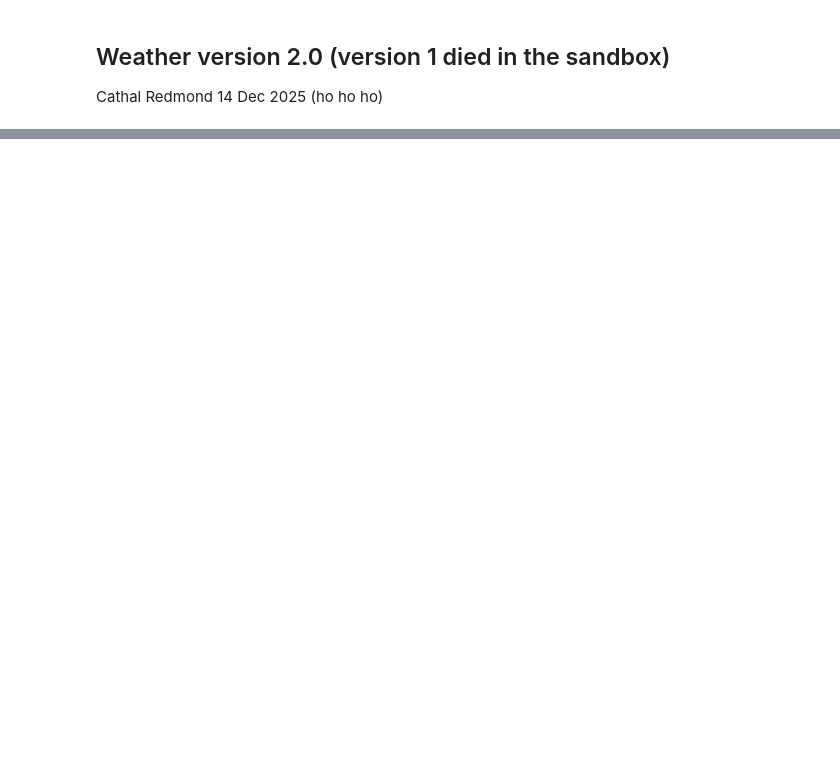
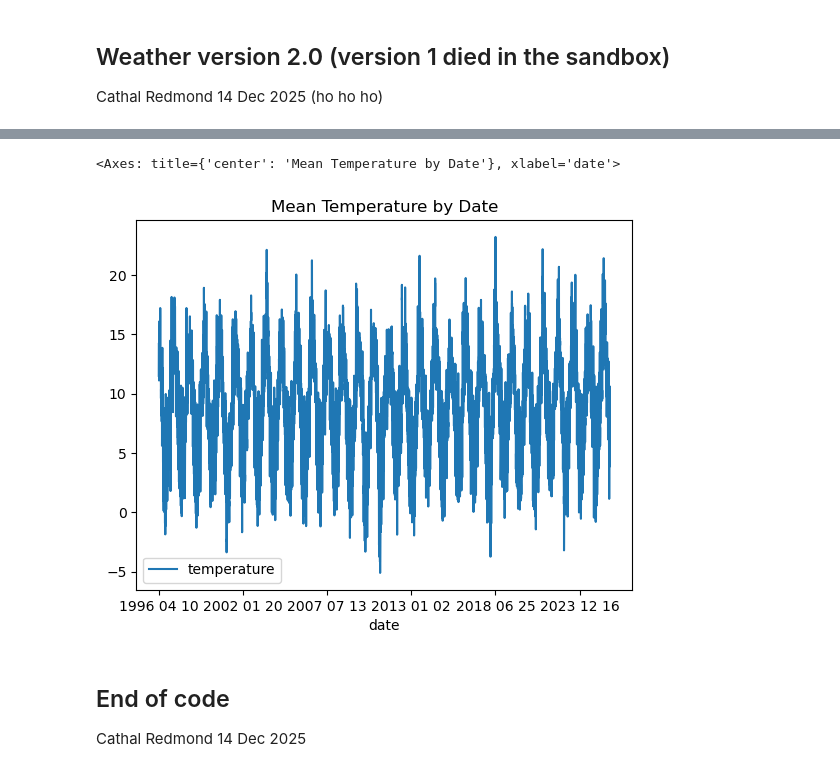
Before and after one commit to cathalred88/PFDA, a Jupyter notebook: assignments/assignment06_Weather.ipynb, the cells around one changed output, grey strips where cells are left out. Drawn from its saved outputs; the diff is of its cells as text; code cells hidden in the pictures; blank space fills up the shorter version.

```diff
--- a/assignments/assignment06_Weather.ipynb
+++ b/assignments/assignment06_Weather.ipynb
@@ -54,0 +87,7 @@ NameError: name 'df' is not defined
+# %%
+# calculate the mean temperature for each day
+# we will use the pivot table method to achieve this task
+
+MeanTemp = pd.pivot_table(df,'temperature', 'date', aggfunc='mean')
+print(type(MeanTemp)) # shows the dataframe
+MeanTemp.head(3)
@@ -54,0 +101,9 @@ NameError: name 'df' is not defined
+# %%
+# plot the mean temperature graph also
+MeanTemp.plot(kind = 'line',title = 'Mean Temperature by Date')
+# %% [output]
+<Axes: title={'center': 'Mean Temperature by Date'}, xlabel='date'>
+[figure, added]
+# %% [markdown]
+## End of code
+Cathal Redmond 14 Dec 2025
```
Also changed, not shown: parts of 4 cells of this notebook.
